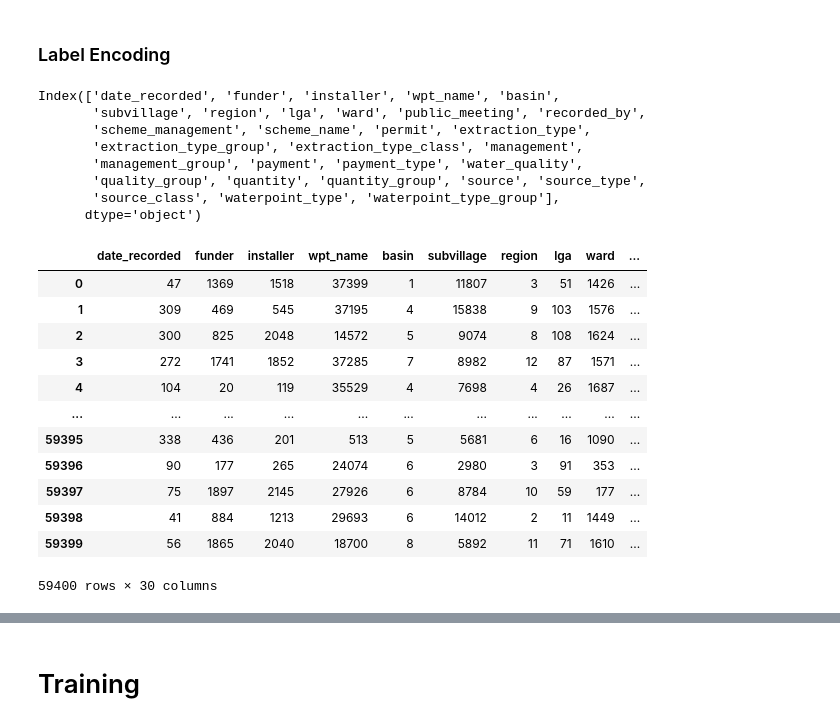
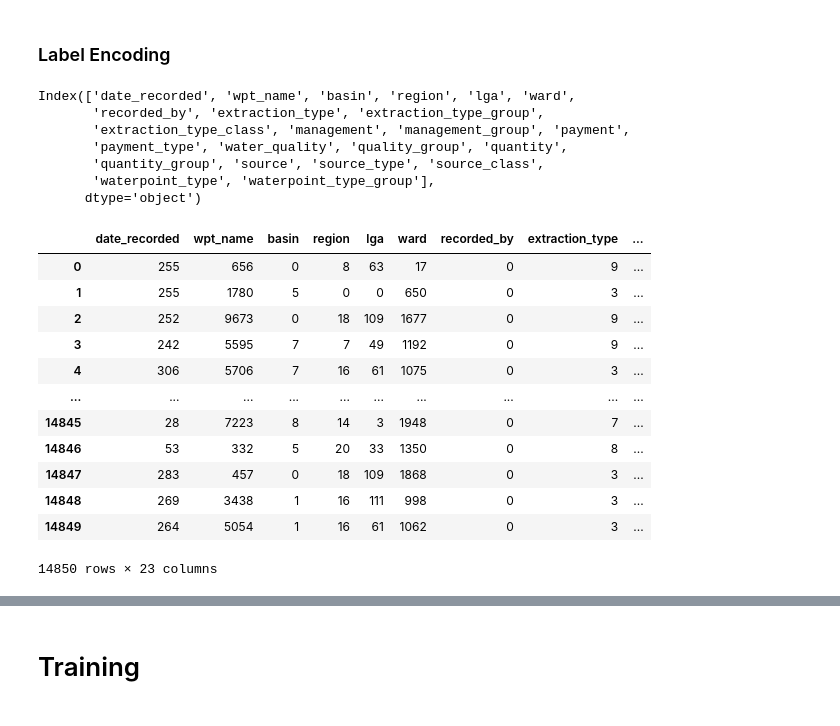
Before and after one commit to anjuchamantha/Machine-Learning-Module-Project, a Jupyter notebook: competition-notebook.ipynb, the cells around one changed output, grey strips where cells are left out. Cells and saved outputs as stored; diff of their text form; code cells hidden in the pictures.

```diff
--- a/competition-notebook.ipynb
+++ b/competition-notebook.ipynb
@@ -108,3 +121,11 @@ df_dropped = df.drop('scheme_name', axis = 1)
+# %%
+# Drop the rows with missing data or nan
+# df_dropped = df_dropped.dropna()
+
+#Drop cols with missing values
+cols_with_missing = ["funder","installer","subvillage","public_meeting","scheme_management","permit"]
+df_dropped = df_dropped.drop(cols_with_missing, axis=1)
+test_df_dropped = test_df_dropped.drop(cols_with_missing, axis=1)
 # %%
 # df_dropped.isna().sum()
 # %% [markdown]
@@ -112,11 +135,7 @@ df_dropped = df.drop('scheme_name', axis = 1)
 # %%
 # df["funder"] = df["funder"].astype('category')
 # df['funder'] = df['funder'].fillna((df['funder'].median()))
-df_dropped = df_dropped[["funder"]].fillna("missing")
-df_dropped
-# df_dropped = df_dropped["installer"].fillna("missing")
-# df_dropped = df_dropped["subvillage"].fillna("missing")
-# df_dropped = df_dropped["public_meeting"].fillna("missing")
-# df_dropped = df_dropped["scheme_management"].fillna("missing")
-# df_dropped = df_dropped["permit"].fillna("missing")
+
+# df = df_dropped.fillna("missing")
+# X_test = test_df_dropped.fillna("missing")
 # df_dropped.isna().sum()
@@ -165,3 +197,8 @@ df
+# %%
+df = df_dropped
+X_test = test_df_dropped
+# df
+# X_test
 # %%
 # df.isna().sum()
 # %% [markdown]
@@ -170,5 +207,7 @@ df
 # columns with data type `object` needs to be encoded
 
 obj_df = df.select_dtypes(include=['object']).copy()
-obj_df
+test_obj_df = X_test.select_dtypes(include=['object']).copy()
+# obj_df
+test_obj_df
 # %% [output]
@@ -210,37 +250,37 @@ dtype: int64
 # %%
 obj_df.columns
 # %% [output]
-Index(['date_recorded', 'funder', 'installer', 'wpt_name', 'basin',
-       'subvillage', 'region', 'lga', 'ward', 'public_meeting', 'recorded_by',
-       'scheme_management', 'scheme_name', 'permit', 'extraction_type',
-       'extraction_type_group', 'extraction_type_class', 'management',
-       'management_group', 'payment', 'payment_type', 'water_quality',
-       'quality_group', 'quantity', 'quantity_group', 'source', 'source_type',
-       'source_class', 'waterpoint_type', 'waterpoint_type_group'],
+Index(['date_recorded', 'wpt_name', 'basin', 'region', 'lga', 'ward',
+       'recorded_by', 'extraction_type', 'extraction_type_group',
+       'extraction_type_class', 'management', 'management_group', 'payment',
+       'payment_type', 'water_quality', 'quality_group', 'quantity',
+       'quantity_group', 'source', 'source_type', 'source_class',
+       'waterpoint_type', 'waterpoint_type_group'],
       dtype='object')
 # %%
 # df
 # %%
 from sklearn.preprocessing import OrdinalEncoder,LabelEncoder
 
 # ord_enc = OrdinalEncoder()
 # obj_df["waterpoint_type_group_code"] = ord_enc.fit_transform(obj_df[["waterpoint_type_group"]])
 # obj_df[["waterpoint_type_group", "waterpoint_type_group_code"]].head(11)
 
 obj_df = obj_df.apply(LabelEncoder().fit_transform)
-obj_df
+test_obj_df = test_obj_df.apply(LabelEncoder().fit_transform)
+test_obj_df
 # %% [output]
-|  | date_recorded | funder | installer | wpt_name | basin | subvillage | region | lga | ward | ... |
-| 0 | 47 | 1369 | 1518 | 37399 | 1 | 11807 | 3 | 51 | 1426 | ... |
-| 1 | 309 | 469 | 545 | 37195 | 4 | 15838 | 9 | 103 | 1576 | ... |
-| 2 | 300 | 825 | 2048 | 14572 | 5 | 9074 | 8 | 108 | 1624 | ... |
-| 3 | 272 | 1741 | 1852 | 37285 | 7 | 8982 | 12 | 87 | 1571 | ... |
-| 4 | 104 | 20 | 119 | 35529 | 4 | 7698 | 4 | 26 | 1687 | ... |
-| ... | ... | ... | ... | ... | ... | ... | ... | ... | ... | ... |
-| 59395 | 338 | 436 | 201 | 513 | 5 | 5681 | 6 | 16 | 1090 | ... |
-| 59396 | 90 | 177 | 265 | 24074 | 6 | 2980 | 3 | 91 | 353 | ... |
-| 59397 | 75 | 1897 | 2145 | 27926 | 6 | 8784 | 10 | 59 | 177 | ... |
-| 59398 | 41 | 884 | 1213 | 29693 | 6 | 14012 | 2 | 11 | 1449 | ... |
-| 59399 | 56 | 1865 | 2040 | 18700 | 8 | 5892 | 11 | 71 | 1610 | ... |
+|  | date_recorded | wpt_name | basin | region | lga | ward | recorded_by | extraction_type | ... |
+| 0 | 255 | 656 | 0 | 8 | 63 | 17 | 0 | 9 | ... |
+| 1 | 255 | 1780 | 5 | 0 | 0 | 650 | 0 | 3 | ... |
+| 2 | 252 | 9673 | 0 | 18 | 109 | 1677 | 0 | 9 | ... |
+| 3 | 242 | 5595 | 7 | 7 | 49 | 1192 | 0 | 9 | ... |
+| 4 | 306 | 5706 | 7 | 16 | 61 | 1075 | 0 | 3 | ... |
+| ... | ... | ... | ... | ... | ... | ... | ... | ... | ... |
+| 14845 | 28 | 7223 | 8 | 14 | 3 | 1948 | 0 | 7 | ... |
+| 14846 | 53 | 332 | 5 | 20 | 33 | 1350 | 0 | 8 | ... |
+| 14847 | 283 | 457 | 0 | 18 | 109 | 1868 | 0 | 3 | ... |
+| 14848 | 269 | 3438 | 1 | 16 | 111 | 998 | 0 | 3 | ... |
+| 14849 | 264 | 5054 | 1 | 16 | 61 | 1062 | 0 | 3 | ... |
-59400 rows × 30 columns
+14850 rows × 23 columns
 # %%
```
Also changed, not shown: parts of 21 cells of this notebook.
